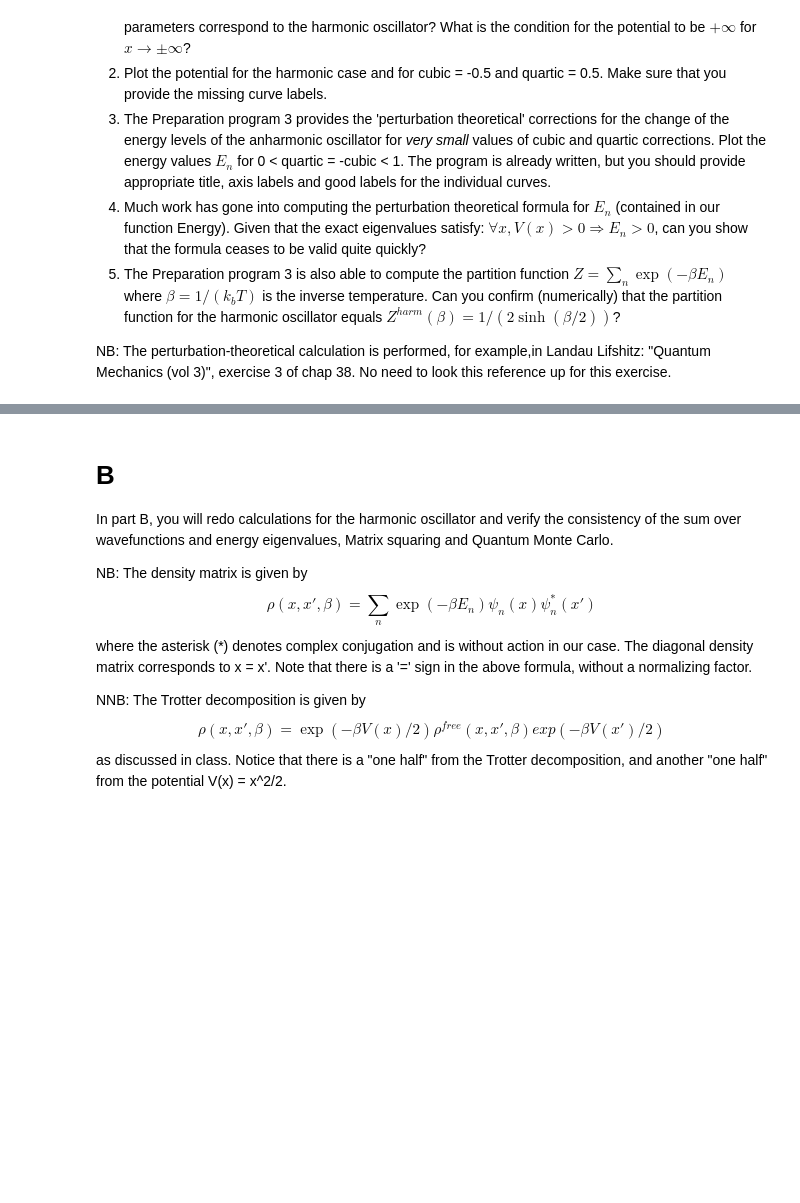
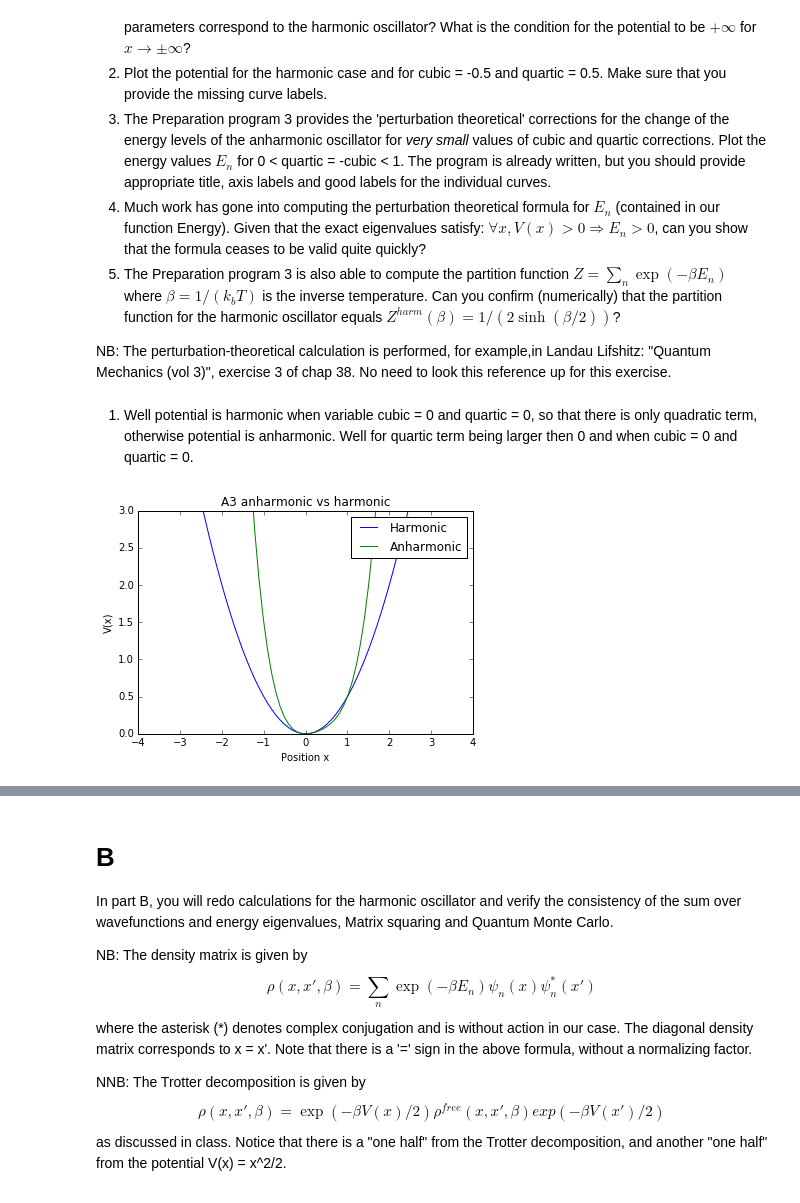
Before and after one commit to MirekJ/mirekJ_7110_v2, a Jupyter notebook: Homework/HW5.ipynb, the cells around one changed output, grey strips where cells are left out. Drawn from its saved outputs; the diff is of its cells as text; code cells hidden in the pictures; blank space fills up the shorter version.

```diff
--- a/Homework/HW5.ipynb
+++ b/Homework/HW5.ipynb
@@ -128,3 +194,27 @@ function for the harmonic oscillator equals $Z^{harm} (\beta) = 1/(2 \sinh(\beta
 
 NB: The perturbation-theoretical calculation is performed, for example,in Landau Lifshitz: "Quantum
 Mechanics (vol 3)", exercise 3 of chap 38. No need to look this reference up for this exercise.
+# %% [markdown]
+1. Well potential is harmonic when variable cubic = 0 and quartic = 0, so that there is only quadratic term, otherwise potential is anharmonic. Well for quartic term being larger then 0 and when cubic = 0 and quartic = 0.
+# %%
+## 2.
+cubic = 0.0
+quartic = 0.0
+y_harmonic = [V(a) for a in x]
+pylab.plot(x, y_harmonic, label='Harmonic')
+
+
+cubic = -0.5
+quartic = 0.5
+y_anharmonic = [V(a) for a in x]
+pylab.plot(x, y_anharmonic, label='Anharmonic')
+
+
+pylab.title('A3 anharmonic vs harmonic')
+pylab.xlabel('Position x')
+pylab.ylabel('V(x)')
+pylab.legend()
+pylab.axis([-4.0, 4.0, 0.0, 3.0])
+pylab.show()
+# %% [output]
+[figure, added]
```
Also changed, not shown: parts of 21 cells of this notebook.
